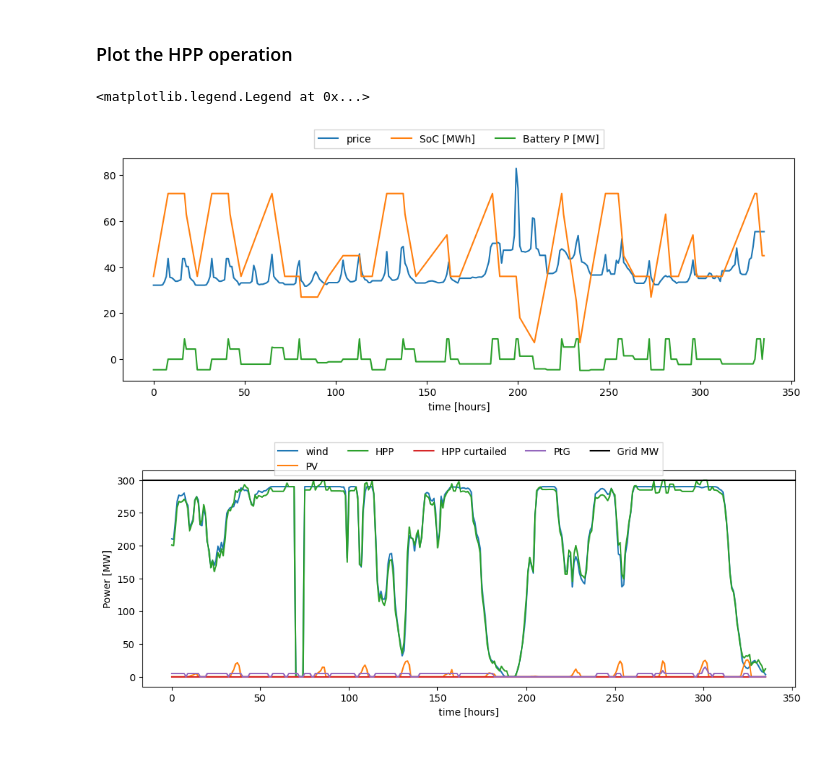
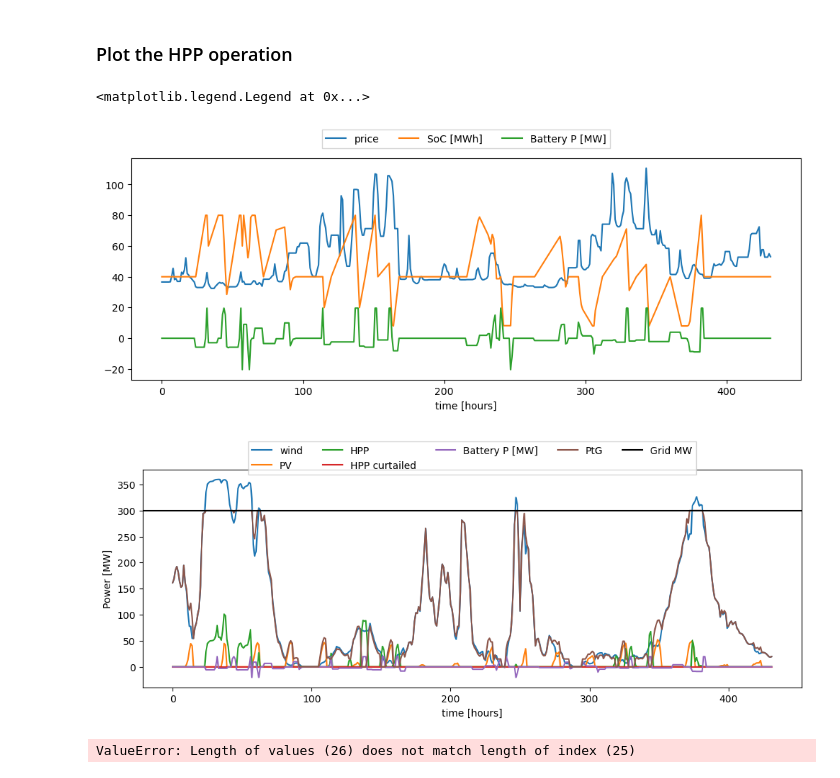
Before and after one commit to MartenDeVries96/hydesign, a Jupyter notebook: docs/notebooks/HPP_evaluation_P2X.ipynb, the cells around one changed output. Drawn from its saved outputs; the diff is of its cells as text; code cells hidden in the pictures; blank space fills up the shorter version.

```diff
--- a/docs/notebooks/HPP_evaluation_P2X.ipynb
+++ b/docs/notebooks/HPP_evaluation_P2X.ipynb
@@ -179,36 +202,40 @@ exec. time [min]: 0.2549054265022278
 # %%
 b_E_SOC_t = hpp.prob.get_val('ems_P2X.b_E_SOC_t')
 b_t = hpp.prob.get_val('ems_P2X.b_t')
 price_t = hpp.prob.get_val('ems_P2X.price_t')
 
 wind_t = hpp.prob.get_val('ems_P2X.wind_t')
 solar_t = hpp.prob.get_val('ems_P2X.solar_t')
 hpp_t = hpp.prob.get_val('ems_P2X.hpp_t')
 hpp_curt_t = hpp.prob.get_val('ems_P2X.hpp_curt_t')
 P_ptg_t = hpp.prob.get_val('ems_P2X.P_ptg_t')
 grid_MW = hpp.prob.get_val('ems_P2X.G_MW')
+m_H2_t = hpp.prob.get_val('ems_P2X.m_H2_t')
 
-n_days_plot = 14
+start_day = 10*24
+n_days_plot = 28
 plt.figure(figsize=[12,4])
-plt.plot(price_t[:24*n_days_plot], label='price')
-plt.plot(b_E_SOC_t[:24*n_days_plot], label='SoC [MWh]')
-plt.plot(b_t[:24*n_days_plot], label='Battery P [MW]')
+plt.plot(price_t[start_day:24*n_days_plot], label='price')
+plt.plot(b_E_SOC_t[start_day:24*n_days_plot], label='SoC [MWh]')
+plt.plot(b_t[start_day:24*n_days_plot], label='Battery P [MW]')
 plt.xlabel('time [hours]')
 plt.legend(loc='upper center', bbox_to_anchor=(0.5, 1.15),
            ncol=3, fancybox=0, shadow=0)
 
 plt.figure(figsize=[12,4])
-plt.plot(wind_t[:24*n_days_plot], label='wind')
-plt.plot(solar_t[:24*n_days_plot], label='PV')
-plt.plot(hpp_t[:24*n_days_plot], label='HPP')
-plt.plot(hpp_curt_t[:24*n_days_plot], label='HPP curtailed')
-plt.plot(P_ptg_t[:24*n_days_plot], label='PtG')
+plt.plot(wind_t[start_day:24*n_days_plot], label='wind')
+plt.plot(solar_t[start_day:24*n_days_plot], label='PV')
+plt.plot(hpp_t[start_day:24*n_days_plot], label='HPP')
+plt.plot(hpp_curt_t[start_day:24*n_days_plot], label='HPP curtailed')
+plt.plot(b_t[start_day:24*n_days_plot], label='Battery P [MW]')
+plt.plot(P_ptg_t[start_day:24*n_days_plot], label='PtG')
 plt.axhline(grid_MW, label='Grid MW', color='k')
 plt.xlabel('time [hours]')
 plt.ylabel('Power [MW]')
 plt.legend(loc='upper center', bbox_to_anchor=(0.5, 1.15),
            ncol=5, fancybox=0, shadow=0)
+#plt.savefig('plot_EMS_p2x_80.png')
 # %% [output]
 <matplotlib.legend.Legend at 0x...>
-[figure, old version]
+[figure, new version]
-[figure, old version]
+[figure, new version]
@@ -214,0 +255,33 @@ plt.legend(loc='upper center', bbox_to_anchor=(0.5, 1.15),
+# %%
+list_var = ['NPV_over_CAPEX',
+            'NPV [MEuro]',
+            'IRR',
+            'LCOE [Euro/MWh]',
+            'LCOH [Euro/kg]',
+            'Revenue [MEuro]',
+            'CAPEX [MEuro]',
+            'OPEX [MEuro]',
+            'penalty lifetime [MEuro]',
+            'AEP [GWh]',
+            'GUF',
+            'annual H2 [kg]',
+            'annual_P_ptg [MWh]',
+            'oppurtunity_cost [MEuro]',
+            'grid [MW]',
+            'wind [MW]',
+            'solar [MW]',
+            'PtG [MW]',
+            'Battery Energy [MWh]',
+            'Battery Power [MW]',
+            'Total curtailment [GWh]',
+            'Awpp [km2]',
+            'Rotor diam [m]',
+            'Hub height [m]',
+            'Number_of_batteries',]
+df = pd.DataFrame()
+df['Parameters'] = list_var
+df['output'] = outs
+
+df.to_csv('output.csv')
+# %% [output]
+ValueError: Length of values (26) does not match length of index (25)
```
Also changed, not shown: parts of 8 cells of this notebook, 45 other files.
